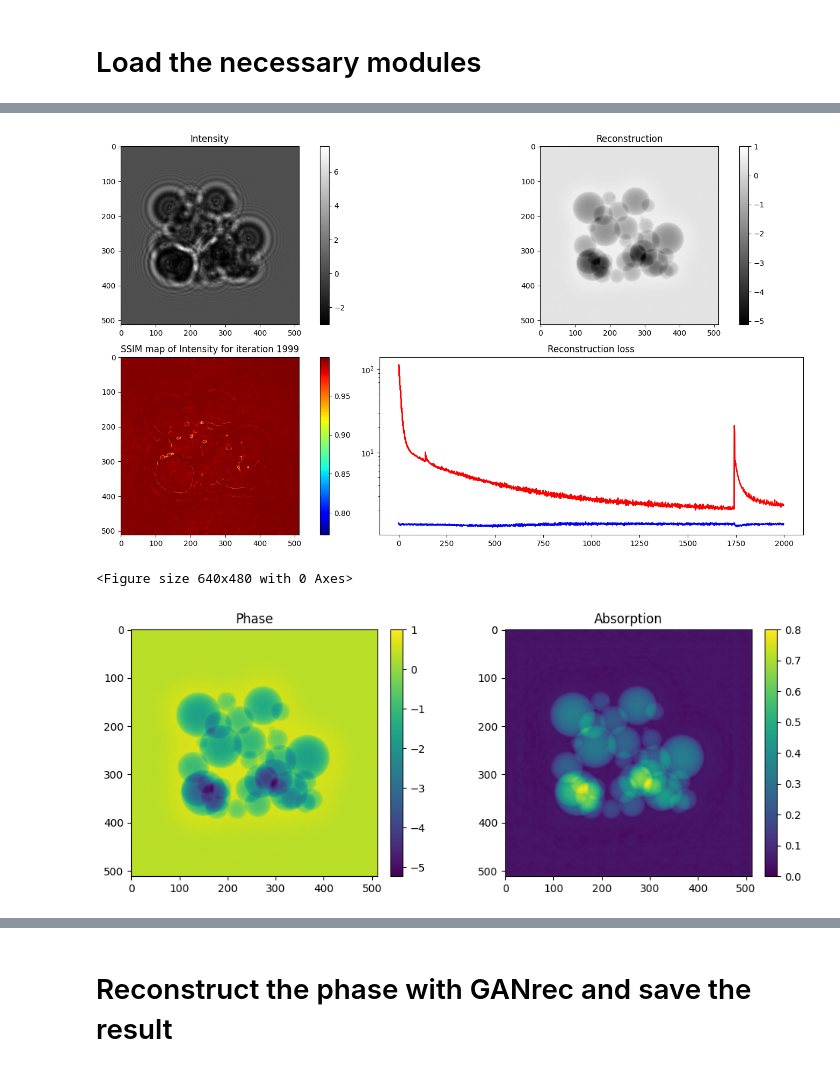
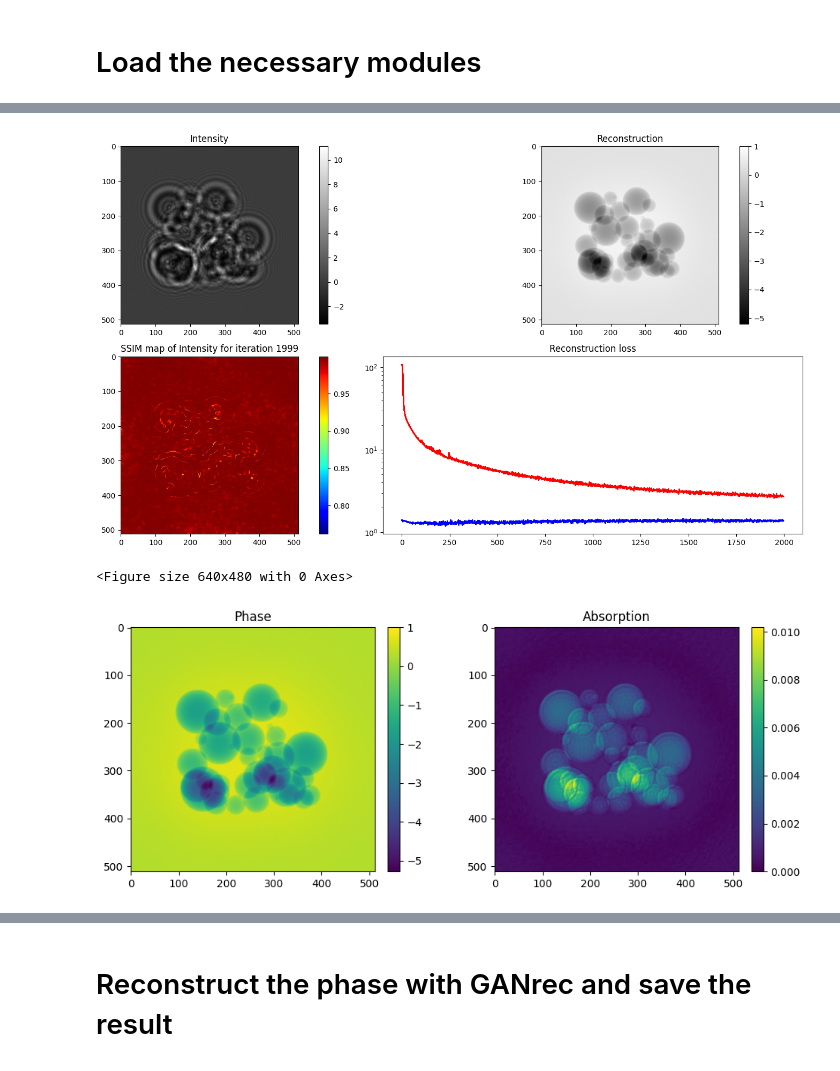
Before and after one commit to XYangXRay/selfphish, a Jupyter notebook: examples/holography_tf.ipynb, the cells around one changed output, grey strips where cells are left out. Saved outputs shown, nothing was run; the diff lists cells and outputs as text; code cells hidden in the pictures.

Commit message:
update the testing data and simulations

```diff
--- a/examples/holography_tf.ipynb
+++ b/examples/holography_tf.ipynb
@@ -19,27 +19,27 @@ To enable the following instructions: AVX2 FMA, in other operations, rebuild Ten
 # %%
 energy = 15 # in keV
 z = 0.05 # in m
 pv = 1e-7 # in m
-abs_ratio = 0.1 # ratio of absorption to phase
+abs_ratio = 0.001 # ratio of absorption to phase
 iter_num = 2000
-data = tifffile.imread('./test_data/ifp_sphere_e15k_z05m_p01u_abs.tiff')
+data = tifffile.imread('./test_data/hologram_sphere_e15k_z50mm_p100nm_abs001.tiff')
 data = nor_phase(data)
 abs, phase = GANphase(data, energy, z, pv, abs_ratio=abs_ratio, iter_num=iter_num).recon
 
 # Subplot both phase and abs
 fig, axs = plt.subplots(1, 2, figsize=(10, 4))
 im0 = axs[0].imshow(phase)
 axs[0].set_title('Phase')
 fig.colorbar(im0, ax=axs[0], fraction=0.046, pad=0.04)
 im1 = axs[1].imshow(abs)
 axs[1].set_title('Absorption')
 fig.colorbar(im1, ax=axs[1], fraction=0.046, pad=0.04)
 plt.tight_layout()
 plt.show()
 
-tifffile.imwrite('./test_results/sphere_phase_e15_z05_p1e-7.tiff', phase)
-tifffile.imwrite('./test_results/sphere_abs_e15_z05_p1e-7.tiff', abs)
+tifffile.imwrite('./test_results/sphere_phase_e15k_z50mm_p100nm_abs001.tiff', phase)
+tifffile.imwrite('./test_results/sphere_abs_e15k_z50mm_p100nm_abs001.tiff', abs)
 # %% [output]
-[figure, old version]
+[figure, new version]
 <Figure size 640x480 with 0 Axes>
-[figure, old version]
+[figure, new version]
```
Also changed, not shown: parts of 2 cells of this notebook, 41 other files.
